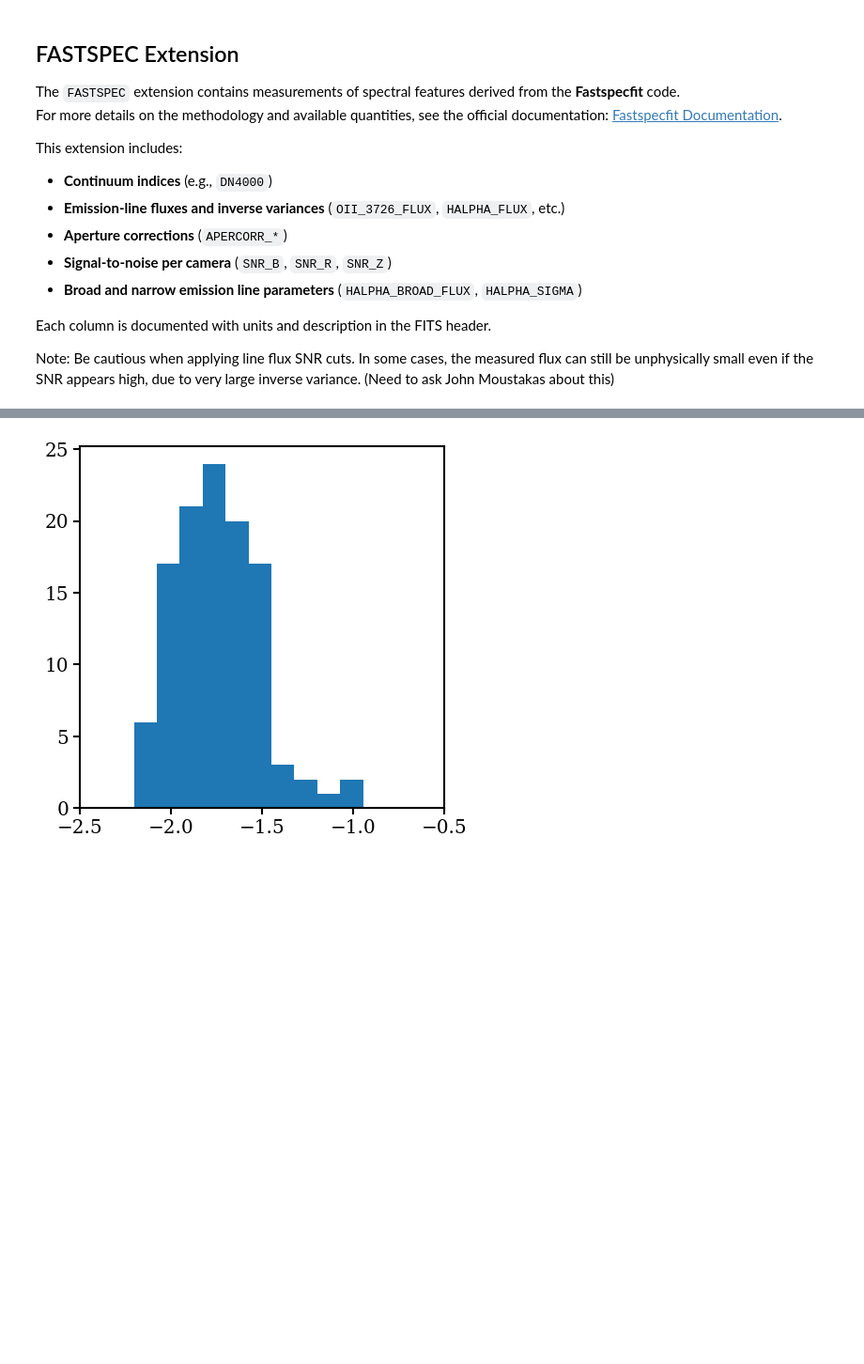
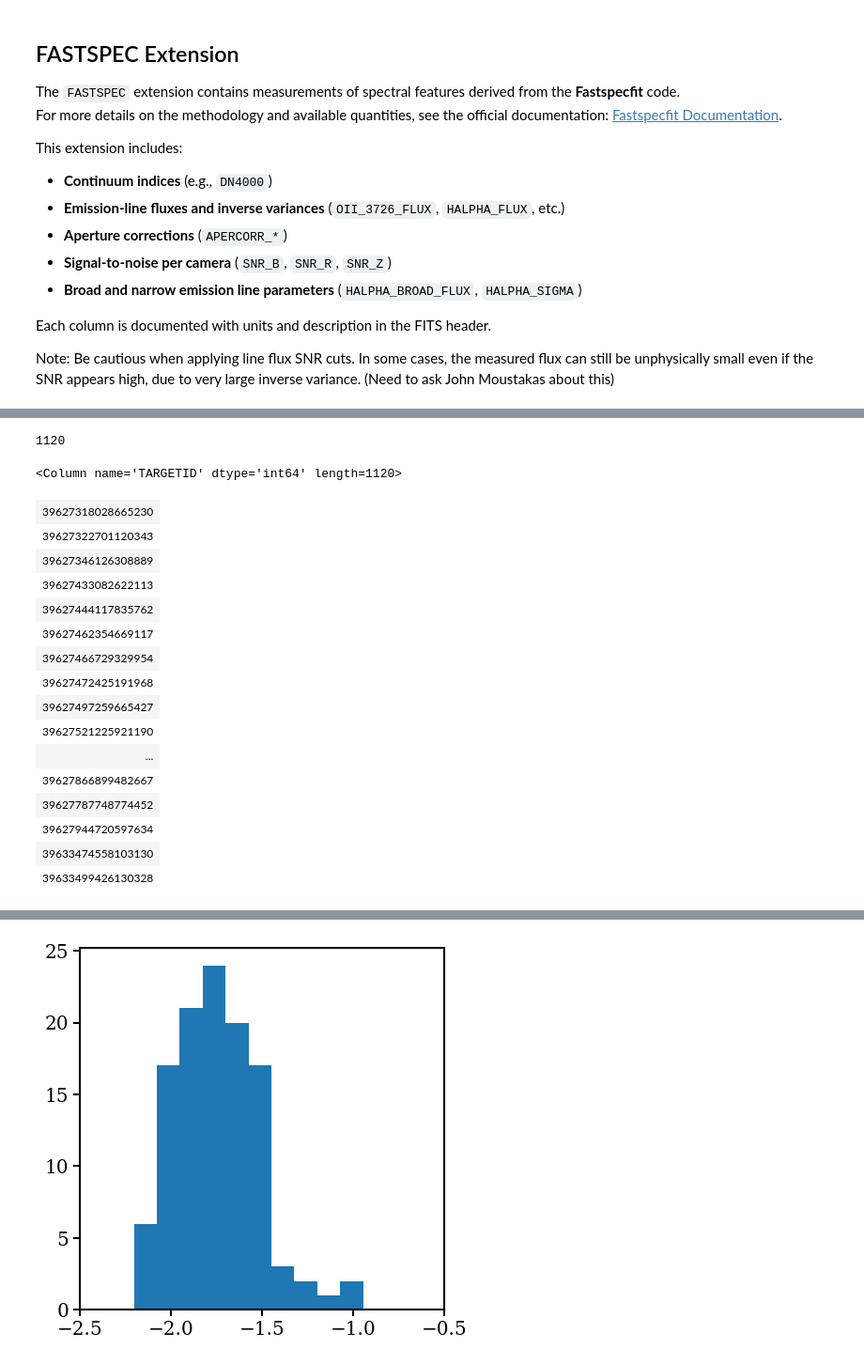
Before and after one commit to virajvman/desi_dwarfs, a Jupyter notebook: tutorial/01_Introduction.ipynb, the cells around one changed output, grey strips where cells are left out. Shown: that part at 94% size. Drawn from its saved outputs; the diff is of its cells as text; code cells hidden in the pictures; blank space fills up the shorter version.

```diff
--- a/tutorial/01_Introduction.ipynb
+++ b/tutorial/01_Introduction.ipynb
@@ -260,0 +271,24 @@ plt.show()
+# %%
+len(fastspec_f)
+# %% [output]
+1120
+# %%
+fastspec_f["TARGETID"]
+# %% [output]
+<Column name='TARGETID' dtype='int64' length=1120>
+| 39627318028665230 |
+| 39627322701120343 |
+| 39627346126308889 |
+| 39627433082622113 |
+| 39627444117835762 |
+| 39627462354669117 |
+| 39627466729329954 |
+| 39627472425191968 |
+| 39627497259665427 |
+| 39627521225921190 |
+| ... |
+| 39627866899482667 |
+| 39627787748774452 |
+| 39627944720597634 |
+| 39633474558103130 |
+| 39633499426130328 |
```
Also changed, not shown: parts of 46 cells of this notebook, 42 other files.
